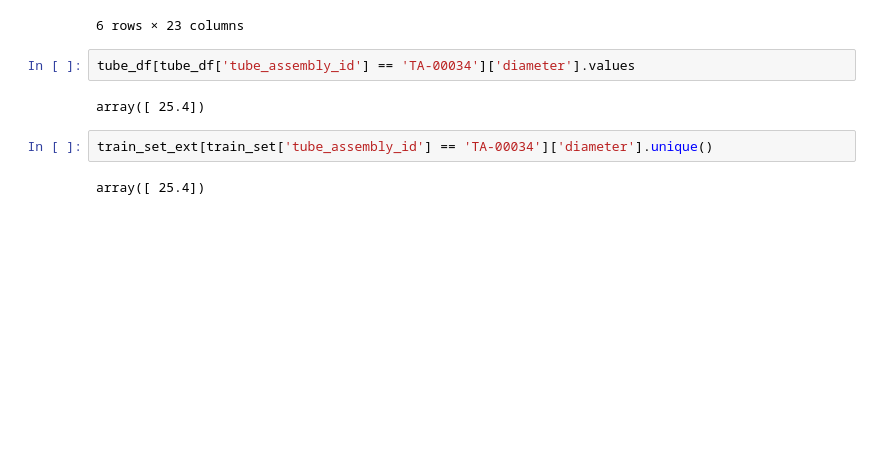
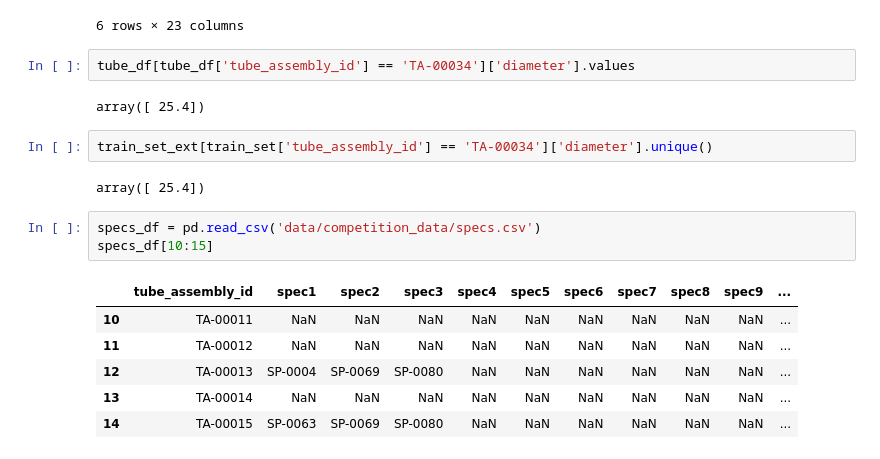
Before and after one commit to cberzan/kaggle-caterpillar, a Jupyter notebook: caterpillar-tube-pricing/explore_data.ipynb, the cells around one changed output. Cells and saved outputs as stored; diff of their text form; blank space fills up the shorter version.

Commit message:
add features from specs.csv

```diff
--- a/caterpillar-tube-pricing/explore_data.ipynb
+++ b/caterpillar-tube-pricing/explore_data.ipynb
@@ -142,3 +143,13 @@ array([ 25.4])
 train_set_ext[train_set['tube_assembly_id'] == 'TA-00034']['diameter'].unique()
 # %% [output]
 array([ 25.4])
+# %%
+specs_df = pd.read_csv('data/competition_data/specs.csv')
+specs_df[10:15]
+# %% [output]
+|  | tube_assembly_id | spec1 | spec2 | spec3 | spec4 | spec5 | spec6 | spec7 | spec8 | spec9 | ... |
+| 10 | TA-00011 | NaN | NaN | NaN | NaN | NaN | NaN | NaN | NaN | NaN | ... |
+| 11 | TA-00012 | NaN | NaN | NaN | NaN | NaN | NaN | NaN | NaN | NaN | ... |
+| 12 | TA-00013 | SP-0004 | SP-0069 | SP-0080 | NaN | NaN | NaN | NaN | NaN | NaN | ... |
+| 13 | TA-00014 | NaN | NaN | NaN | NaN | NaN | NaN | NaN | NaN | NaN | ... |
+| 14 | TA-00015 | SP-0063 | SP-0069 | SP-0080 | NaN | NaN | NaN | NaN | NaN | NaN | ... |
```
Also changed, not shown: parts of 7 cells of this notebook, 4 other files.
